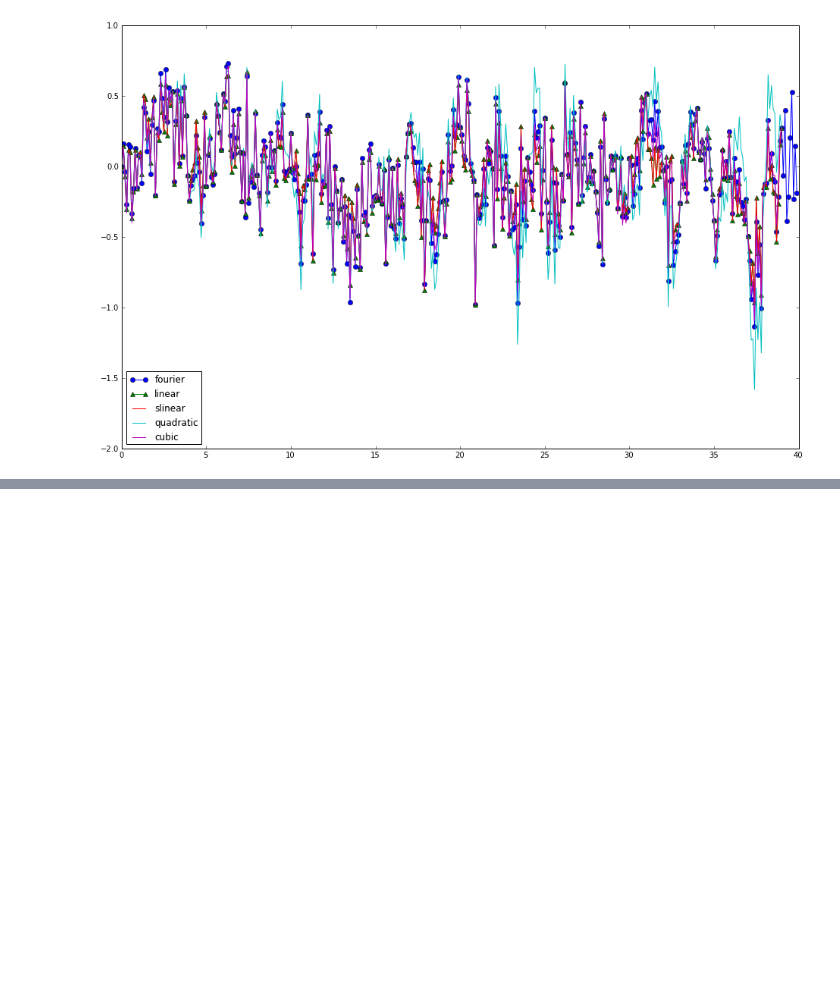
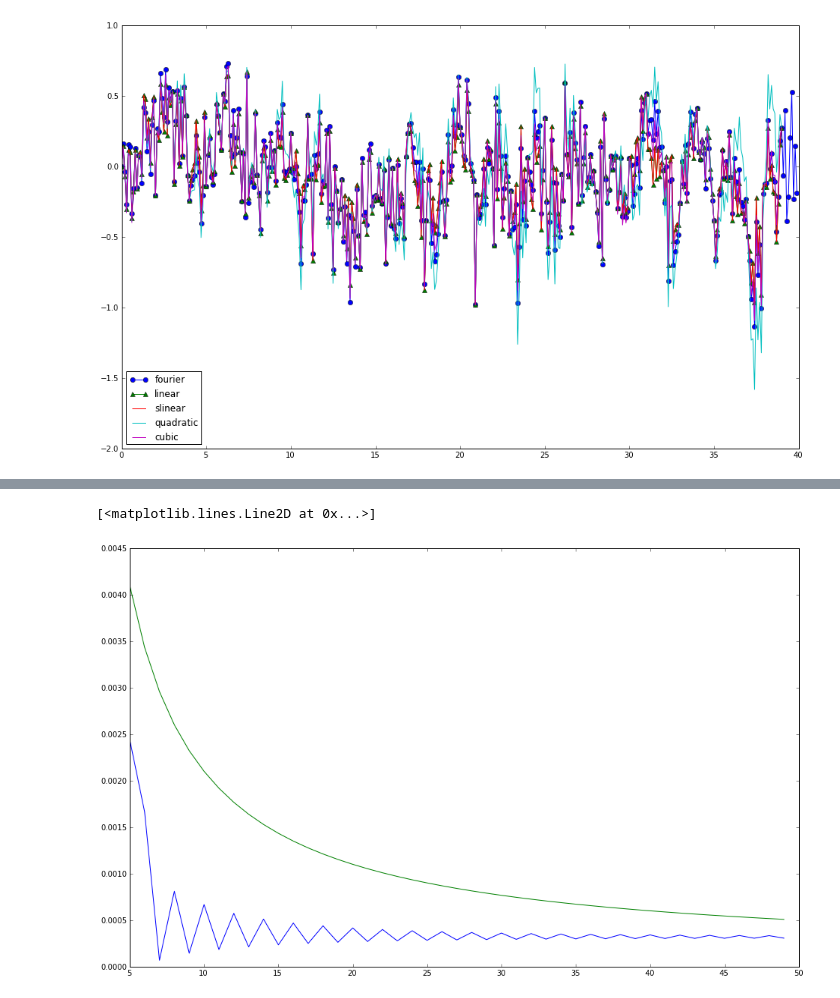
Before and after one commit to keflavich/image_registration, a Jupyter notebook: doc/Fourier Scaling = Zooming = Similarity.ipynb, the cells around one changed output, grey strips where cells are left out. Cells and saved outputs as stored; diff of their text form; code cells hidden in the pictures; blank space fills up the shorter version.

```diff
--- a/doc/Fourier Scaling = Zooming = Similarity.ipynb
+++ b/doc/Fourier Scaling = Zooming = Similarity.ipynb
@@ -189,0 +223,8 @@ interpcompare(f, arange(0,40), arange(0,40,0.1))
+# %%
+accuracy_of_size = [accuracy_test(s,10.) for s in xrange(5,50)]
+clf();
+plot(arange(5,50),accuracy_of_size)
+plot(arange(5,50),0.02/arange(5,50)+0.001/10)
+# %% [output]
+[<matplotlib.lines.Line2D at 0x...>]
+[figure, added]
```
Also changed, not shown: parts of 14 cells of this notebook, 3 other files.
